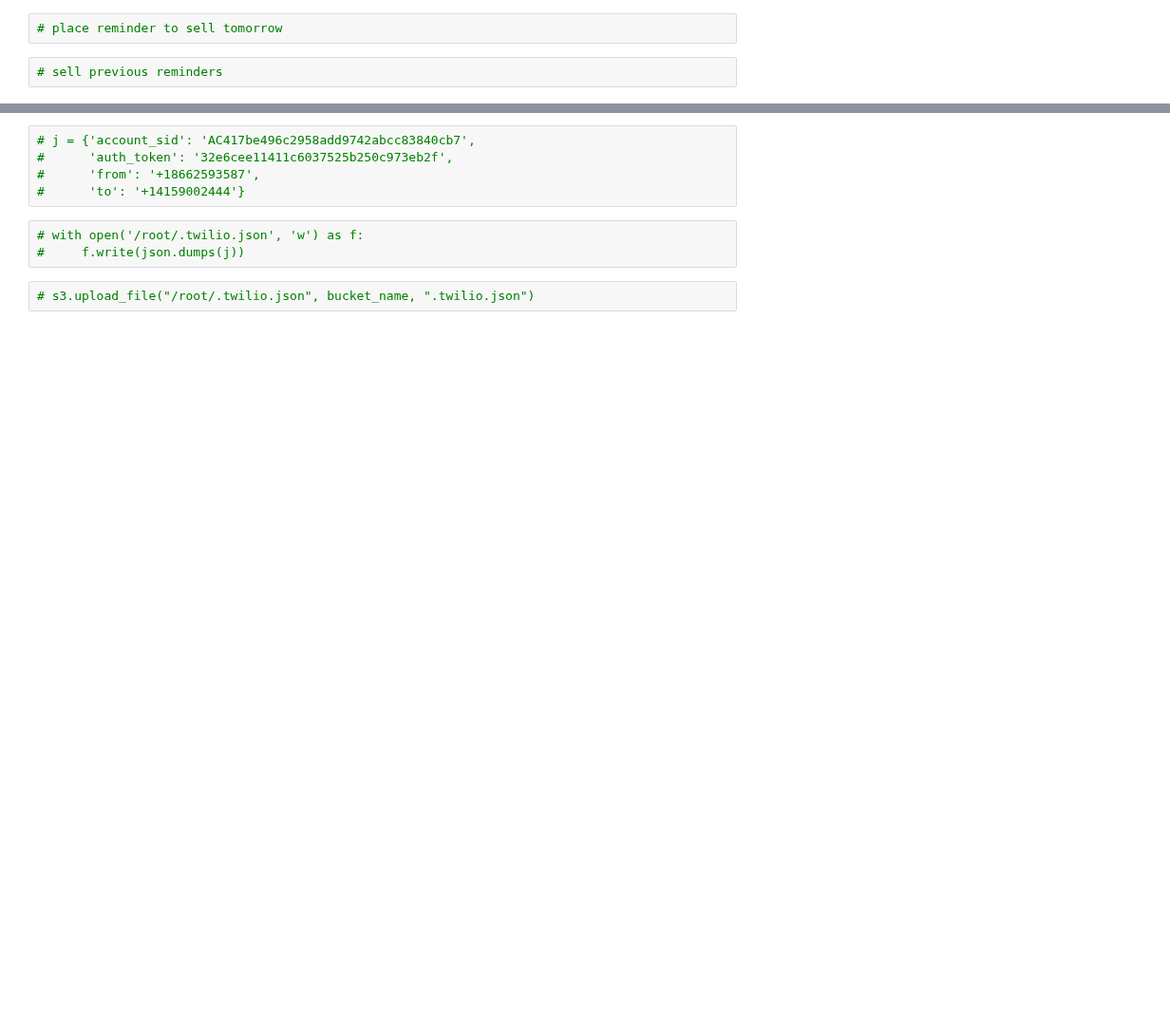
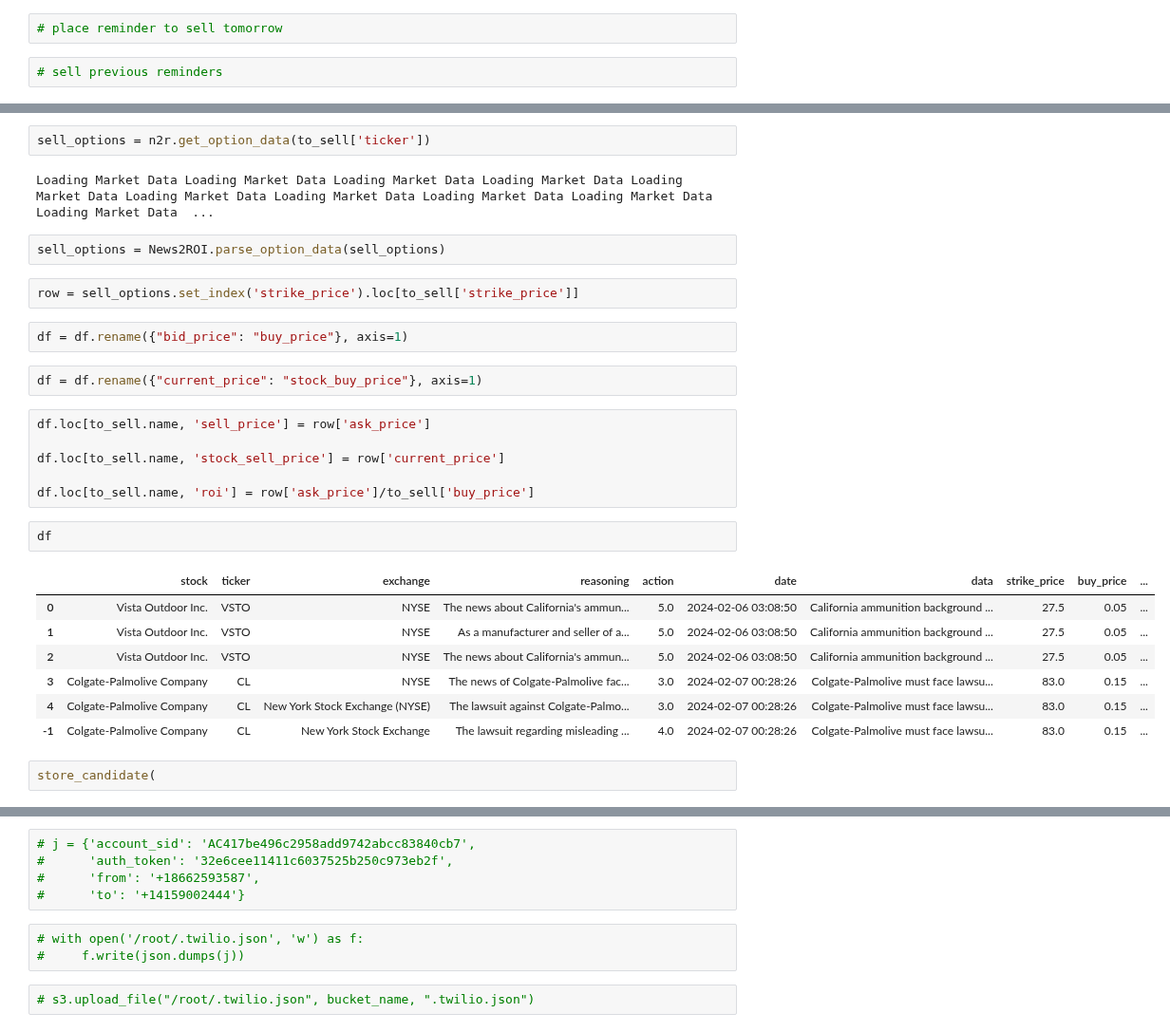
Before and after one commit to jvalansi/notebooks, a Jupyter notebook: robinhood.ipynb, the cells around one changed output, grey strips where cells are left out. Shown at 95% size. Saved outputs shown, nothing was run; the diff lists cells and outputs as text; blank space fills up the shorter version.

```diff
--- a/robinhood.ipynb
+++ b/robinhood.ipynb
@@ -153,0 +217,30 @@ r.order_buy_option_limit
+# %%
+sell_options = n2r.get_option_data(to_sell['ticker'])
+# %% [output]
+Loading Market Data Loading Market Data Loading Market Data Loading Market Data Loading Market Data Loading Market Data Loading Market Data Loading Market Data Loading Market Data Loading Market Data  ...
+# %%
+sell_options = News2ROI.parse_option_data(sell_options)
+# %%
+row = sell_options.set_index('strike_price').loc[to_sell['strike_price']]
+# %%
+df = df.rename({"bid_price": "buy_price"}, axis=1)
+# %%
+df = df.rename({"current_price": "stock_buy_price"}, axis=1)
+# %%
+df.loc[to_sell.name, 'sell_price'] = row['ask_price']
+
+df.loc[to_sell.name, 'stock_sell_price'] = row['current_price']
+
+df.loc[to_sell.name, 'roi'] = row['ask_price']/to_sell['buy_price']
+# %%
+df
+# %% [output]
+|  | stock | ticker | exchange | reasoning | action | date | data | strike_price | buy_price | ... |
+| 0 | Vista Outdoor Inc. | VSTO | NYSE | The news about California's ammun... | 5.0 | 2024-02-06 03:08:50 | California ammunition background ... | 27.5 | 0.05 | ... |
+| 1 | Vista Outdoor Inc. | VSTO | NYSE | As a manufacturer and seller of a... | 5.0 | 2024-02-06 03:08:50 | California ammunition background ... | 27.5 | 0.05 | ... |
+| 2 | Vista Outdoor Inc. | VSTO | NYSE | The news about California's ammun... | 5.0 | 2024-02-06 03:08:50 | California ammunition background ... | 27.5 | 0.05 | ... |
+| 3 | Colgate-Palmolive Company | CL | NYSE | The news of Colgate-Palmolive fac... | 3.0 | 2024-02-07 00:28:26 | Colgate-Palmolive must face lawsu... | 83.0 | 0.15 | ... |
+| 4 | Colgate-Palmolive Company | CL | New York Stock Exchange (NYSE) | The lawsuit against Colgate-Palmo... | 3.0 | 2024-02-07 00:28:26 | Colgate-Palmolive must face lawsu... | 83.0 | 0.15 | ... |
+| -1 | Colgate-Palmolive Company | CL | New York Stock Exchange | The lawsuit regarding misleading ... | 4.0 | 2024-02-07 00:28:26 | Colgate-Palmolive must face lawsu... | 83.0 | 0.15 | ... |
+# %%
+store_candidate(
```
Also changed, not shown: parts of 28 cells of this notebook, 3 other files.
